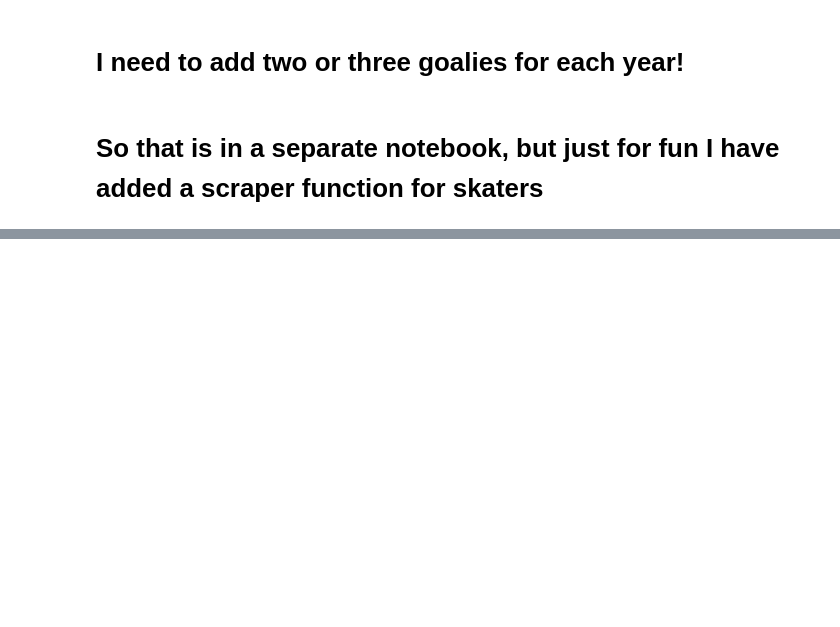
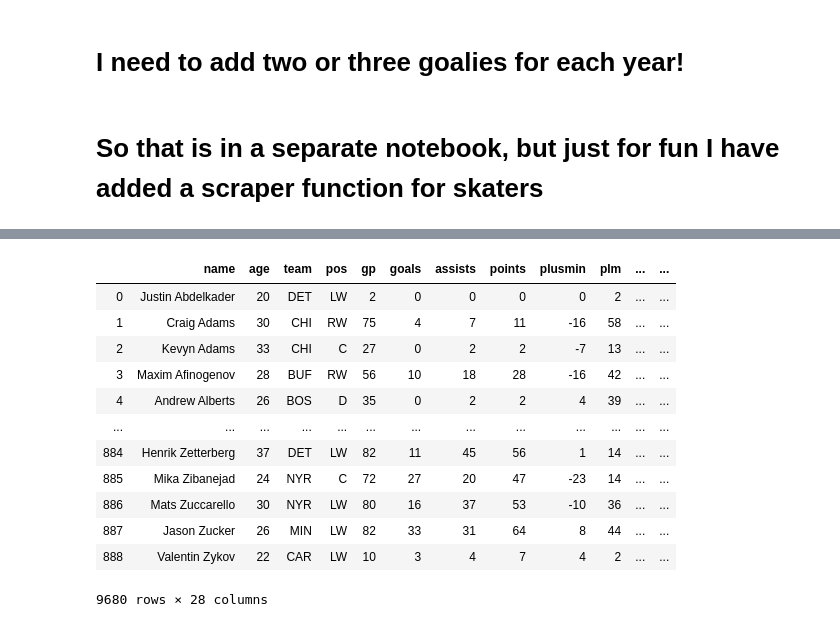
Before and after one commit to ArielJosephCohen/nhl_nba_teammate_effects, a Jupyter notebook: data_engineering_notes/scraper_for_2019_nhl_season-Copy1.ipynb, the cells around one changed output, grey strips where cells are left out. Saved outputs shown, nothing was run; the diff lists cells and outputs as text; code cells hidden in the pictures; blank space fills up the shorter version.

```diff
--- a/data_engineering_notes/scraper_for_2019_nhl_season-Copy1.ipynb
+++ b/data_engineering_notes/scraper_for_2019_nhl_season-Copy1.ipynb
@@ -980,0 +1033,16 @@ create_skater_dataframe('2020')
+# %%
+aaa_df
+# %% [output]
+|  | name | age | team | pos | gp | goals | assists | points | plusmin | plm | ... | ... |
+| 0 | Justin Abdelkader | 20 | DET | LW | 2 | 0 | 0 | 0 | 0 | 2 | ... | ... |
+| 1 | Craig Adams | 30 | CHI | RW | 75 | 4 | 7 | 11 | -16 | 58 | ... | ... |
+| 2 | Kevyn Adams | 33 | CHI | C | 27 | 0 | 2 | 2 | -7 | 13 | ... | ... |
+| 3 | Maxim Afinogenov | 28 | BUF | RW | 56 | 10 | 18 | 28 | -16 | 42 | ... | ... |
+| 4 | Andrew Alberts | 26 | BOS | D | 35 | 0 | 2 | 2 | 4 | 39 | ... | ... |
+| ... | ... | ... | ... | ... | ... | ... | ... | ... | ... | ... | ... | ... |
+| 884 | Henrik Zetterberg | 37 | DET | LW | 82 | 11 | 45 | 56 | 1 | 14 | ... | ... |
+| 885 | Mika Zibanejad | 24 | NYR | C | 72 | 27 | 20 | 47 | -23 | 14 | ... | ... |
+| 886 | Mats Zuccarello | 30 | NYR | LW | 80 | 16 | 37 | 53 | -10 | 36 | ... | ... |
+| 887 | Jason Zucker | 26 | MIN | LW | 82 | 33 | 31 | 64 | 8 | 44 | ... | ... |
+| 888 | Valentin Zykov | 22 | CAR | LW | 10 | 3 | 4 | 7 | 4 | 2 | ... | ... |
+9680 rows × 28 columns
```
Also changed, not shown: parts of 17 cells of this notebook, 5 other files.
